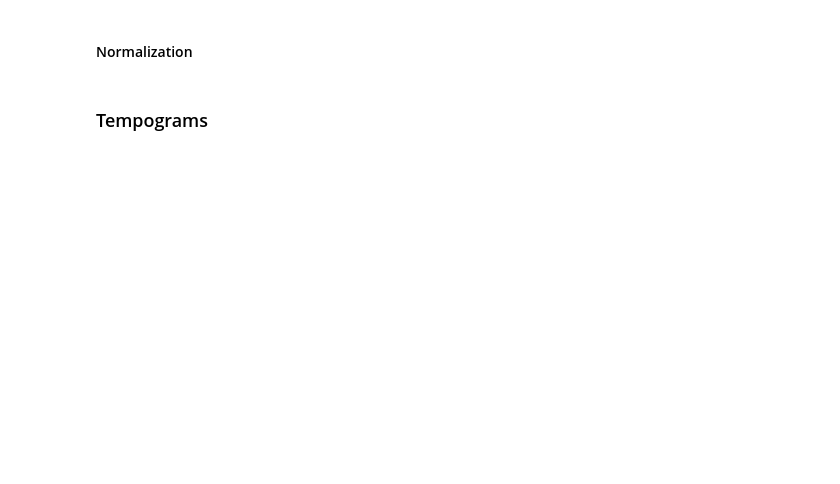
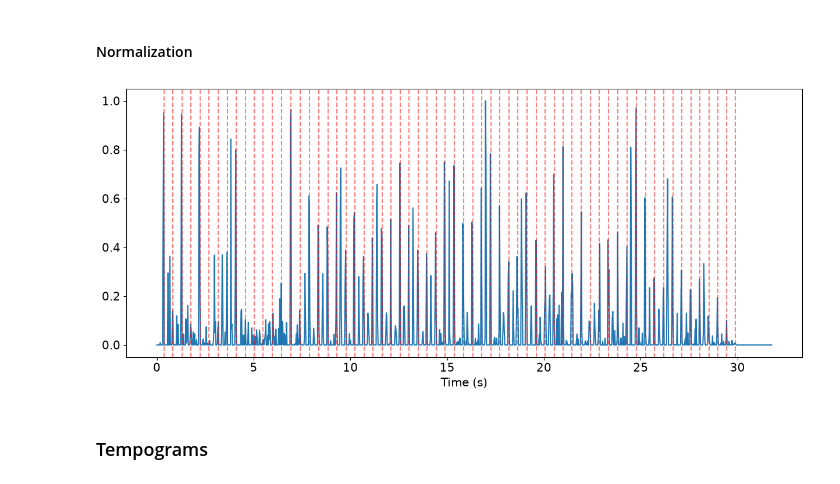
Before and after one commit to cfkjellman/DT2470-G6-Project, a Jupyter notebook: tempo_est_dev.ipynb, the cells around one changed output. Cells and saved outputs as stored; diff of their text form; code cells hidden in the pictures; blank space fills up the shorter version.

```diff
--- a/tempo_est_dev.ipynb
+++ b/tempo_est_dev.ipynb
@@ -99,5 +101,45 @@ plt.plot(time[:-1], accum); plt.show()
 #### Normalization
 # %%
 # Eq. (6.7) & (6.8)
+def compute_local_average(x, M):
+    """Compute local average of signal
+
+    Notebook: C6/C6S1_NoveltySpectral.ipynb
+
+    Args:
+        x (np.ndarray): Signal
+        M (int): Determines size (2M+1) in samples of centric window  used for local average
+
+    Returns:
+        local_average (np.ndarray): Local average signal
+    """
+    L = len(x)
+    local_average = np.zeros(L)
+    for m in range(L):
+        a = max(m - M, 0)
+        b = min(m + M + 1, L)
+        local_average[m] = (1 / (2 * M + 1)) * np.sum(x[a:b])
+    return local_average
+
+MSec = 0.1
+M = int(np.ceil(MSec * FsNovelty))
+
+localAverage = compute_local_average(novelty, M)
+novNormalised = novelty - localAverage
+novNormalised[novNormalised < 0] = 0
+novNormalised /= max(novNormalised)
+# %%
+timeNov = np.arange(novelty.shape[0]) / FsNovelty
+plt.plot(timeNov, novNormalised);
+plt.xlabel("Time (s)")
+
+with open('data/ballroom/B_1.0/annotations/beats/Albums-Ballroom_Classics4-10.beats') as f:
+    for beat in f:
+        beat = beat.split()[0]
+        plt.axvline(float(beat), color='r', linestyle='--', alpha=0.5)
+
+plt.show()
+# %% [output]
+[figure, added]
 # %% [markdown]
 ### Tempograms
```
Also changed, not shown: parts of 2 cells of this notebook.
